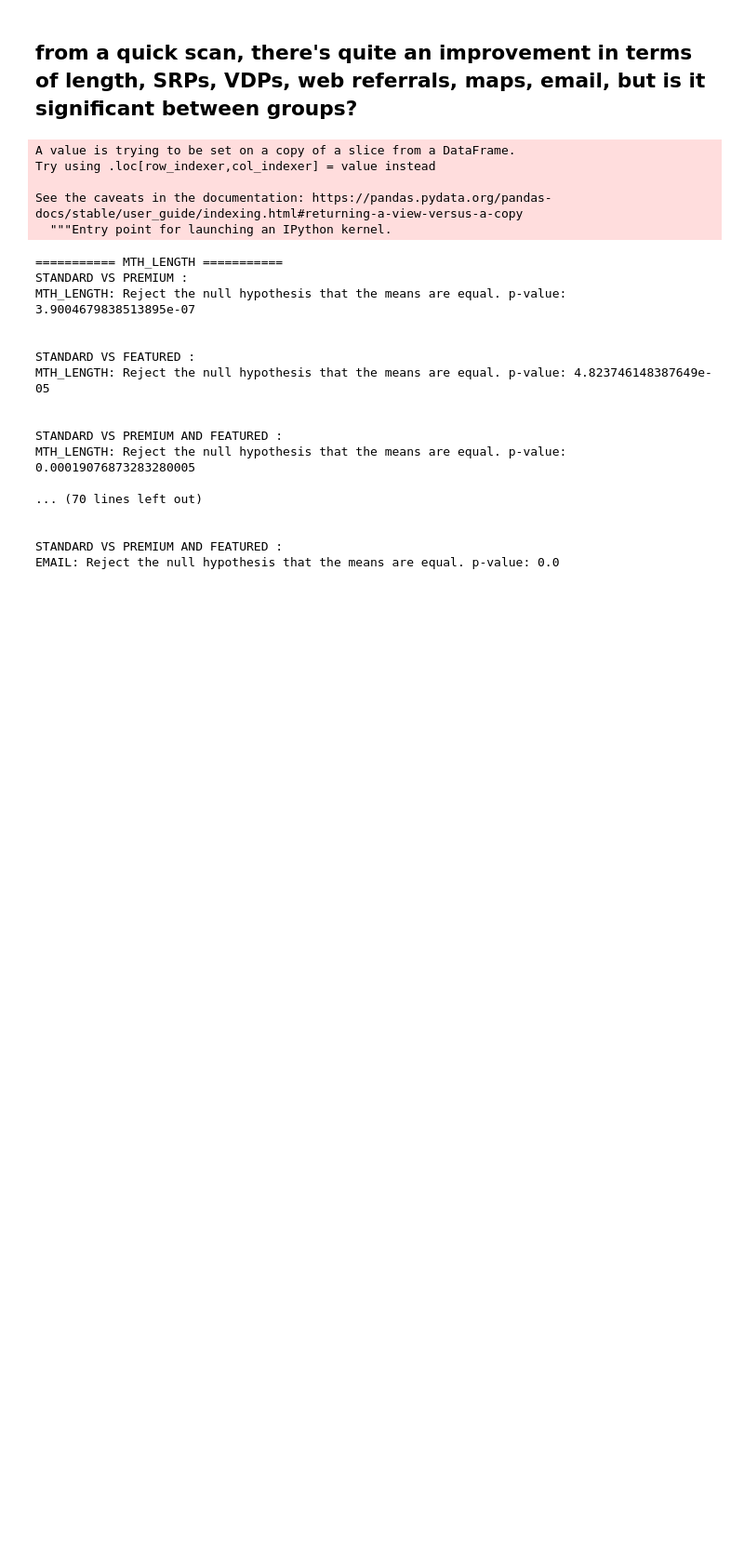
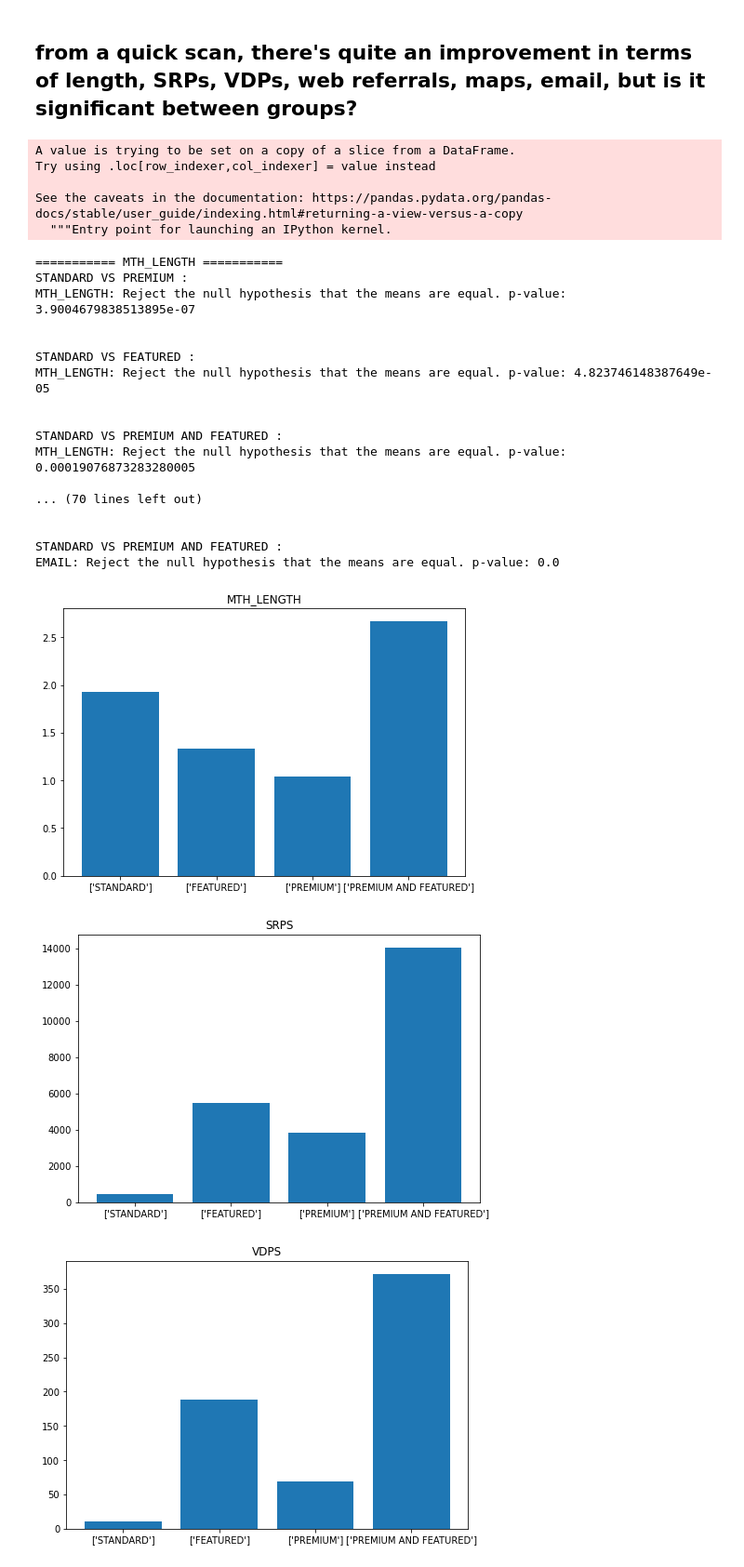
Before and after one commit to ChericeChang/traderinteractive_interview, a Jupyter notebook: TraderInteractive_EDA.ipynb, the cells around one changed output. Shown: that part at 93% size. Saved outputs shown, nothing was run; the diff lists cells and outputs as text; code cells hidden in the pictures; blank space fills up the shorter version.

```diff
--- a/TraderInteractive_EDA.ipynb
+++ b/TraderInteractive_EDA.ipynb
@@ -563,3 +563,18 @@ MTH_LENGTH: Reject the null hypothesis that the means are equal. p-value: 0.0001
 
 STANDARD VS PREMIUM AND FEATURED :
 EMAIL: Reject the null hypothesis that the means are equal. p-value: 0.0
+# %%
+import matplotlib.pyplot as plt
+
+for m in metrics:
+    x = df_summary.index
+    y = df_summary[m]['mean']
+    fig = plt.figure()
+    ax = fig.add_axes([0,0,1,1])
+    ax.bar(x,y)
+    plt.title(m)
+    plt.show()
+# %% [output]
+[figure, added]
+[figure, added]
+[figure, added]
```
Also changed, not shown: parts of 1 cell of this notebook.
